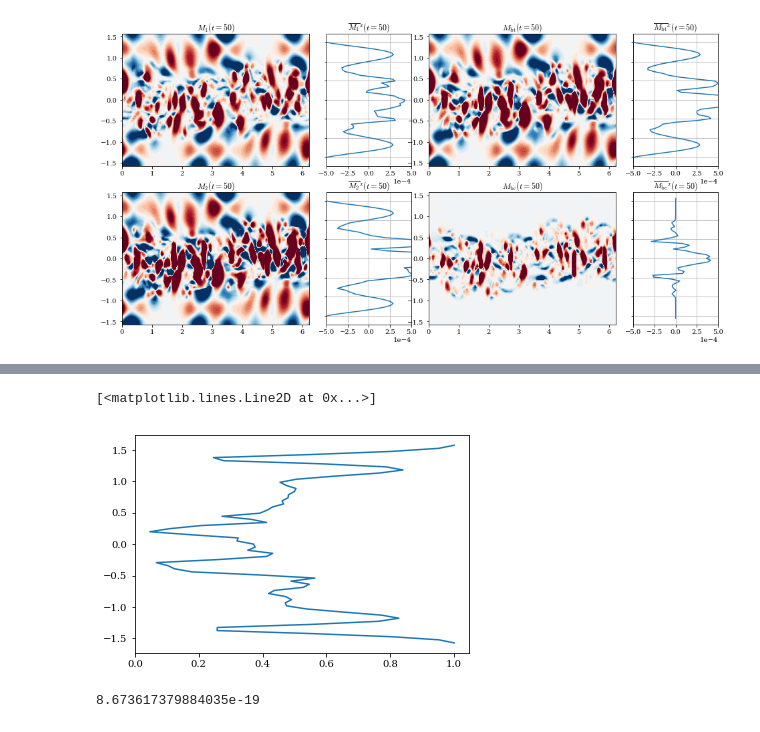
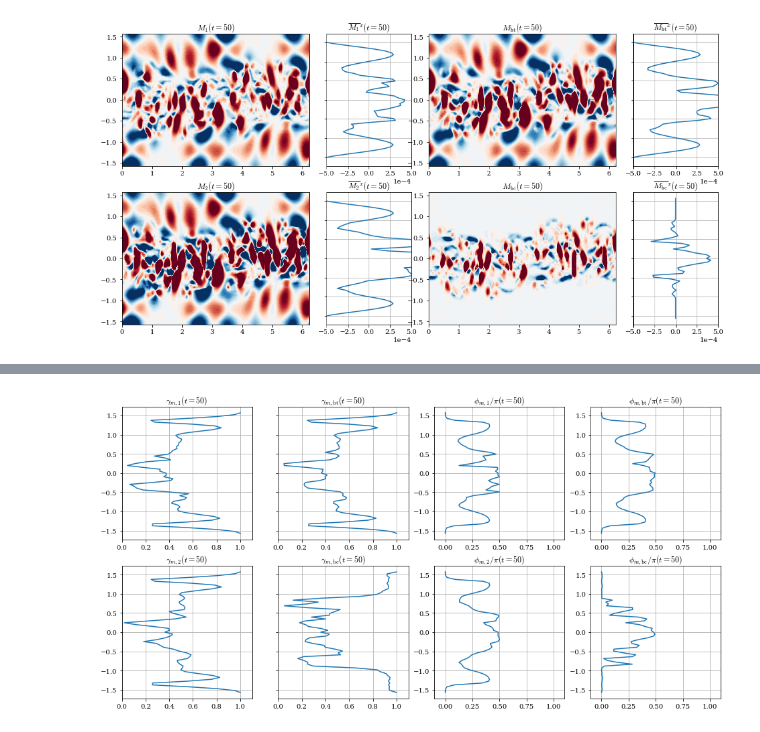
Before and after one commit to julianmak/pydra, a Jupyter notebook: wrapper/calc_GEOMETRIC.ipynb, the cells around one changed output, grey strips where cells are left out. Saved outputs shown, nothing was run; the diff lists cells and outputs as text; code cells hidden in the pictures.

Commit message:
added to momentum diagnostics

```diff
--- a/wrapper/calc_GEOMETRIC.ipynb
+++ b/wrapper/calc_GEOMETRIC.ipynb
@@ -20,8 +21,8 @@ plt.rcParams["axes.formatter.limits"] = [-3, 3]
 # %%
 kt = 50
 
-# data_dir = "/home/julian/data/hydra_data/jet/nx128ny64hb0.50kd20.0bdpi0.8w0.50r001/"
-data_dir = "/home/mak/data/hydra_data/jet/nx128ny64hb0.50kd20.0bdpi0.8w0.50r001/"
+data_dir = "/home/julian/data/hydra_data/jet/nx128ny64hb0.50kd20.0bdpi0.8w0.50r001/"
+# data_dir = "/home/mak/data/hydra_data/jet/nx128ny64hb0.50kd20.0bdpi0.8w0.50r001/"
 
 t_now, qq = read_qq(data_dir, parameters.nx, parameters.ny, kt, num_frame = True)
 
@@ -296,10 +228,20 @@ plt.plot(test, y_vec)
-# %%
-test1 = zonal_ave(K_L1L2[:, :, 0])
-plt.plot(test / test1, y_vec)
-# %% [output]
-[<matplotlib.lines.Line2D at 0x...>]
-[figure, removed]
-# %%
-np.amax(test)
-# %% [output]
-8.673617379884035e-19
+# %%
+# TEST momentum anisotropy and angles
+# gamma_m = sqrt(M^2 + N^2) / K (0 =< gamma_m =< 1)
+# cos 2 phi_m = - M / sqrt(M^2 + N^2) (0 =< phi_m =< pi)
+
+# Observation: well gamma_m is zero pointwise if averages are not taken for the individual components...duh
+#              angles are positive so it is (?) barotropically stable
+#              high anisotropy but low angle probably is wave-like
+#              low anisotropy then angles don't really matter
+#              so an alpha-like parameter combining the two probably to say something about waves?
+
+kt = 75
+
+gamma_m_L1L2, phi_m_L1L2, gamma_m_btbc, phi_m_btbc = calc_geom_mom(data_dir, parameters, constants, kt)
+
+fig = plt.figure(figsize=(16, 8))
+
+plot_geom_mom_param(gamma_m_L1L2, phi_m_L1L2, gamma_m_btbc, phi_m_btbc, y_vec, t_now)
+# %% [output]
+[figure, added]
```
Also changed, not shown: parts of 11 cells of this notebook, 3 other files.
